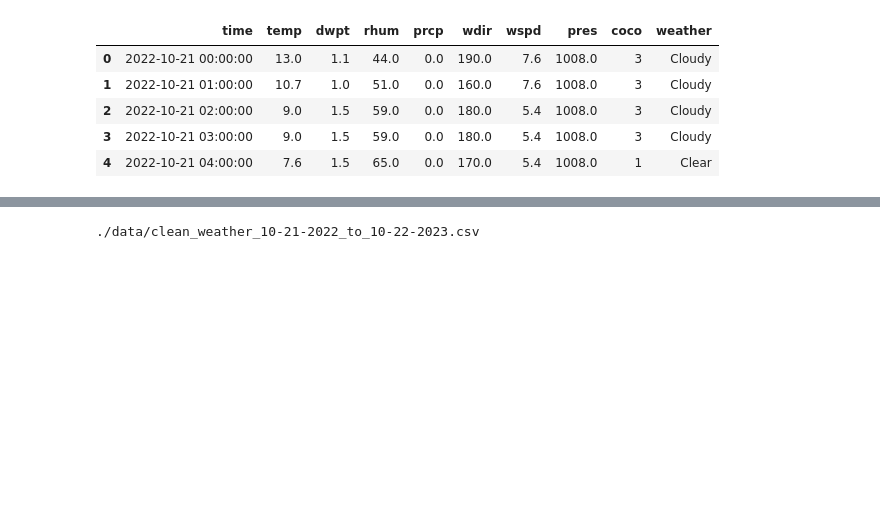
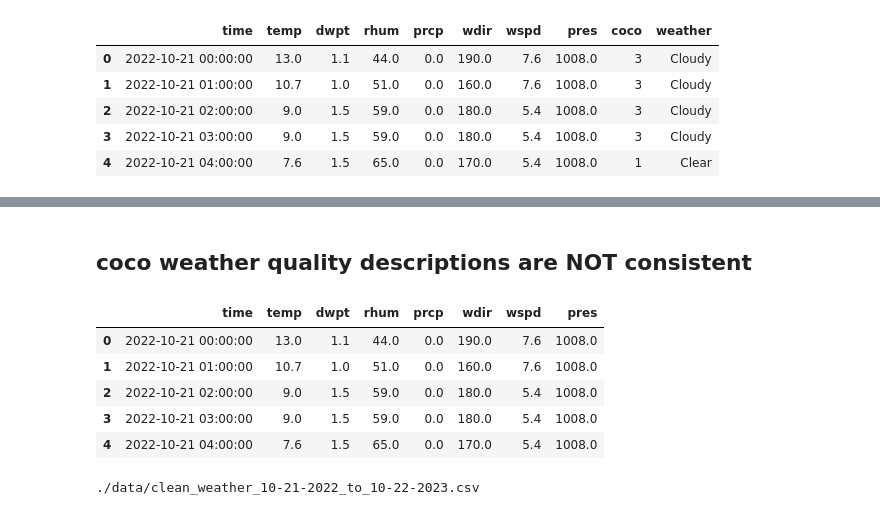
Before and after one commit to MichaelSalata/Energy_Use_Info, a Jupyter notebook: weather_data_cleaning.ipynb, the cells around one changed output, grey strips where cells are left out. Drawn from its saved outputs; the diff is of its cells as text; code cells hidden in the pictures; blank space fills up the shorter version.

Commit message:
data cleaning-removed inconsistent/missing data, verified data integrity, wrote clean csv

```diff
--- a/weather_data_cleaning.ipynb
+++ b/weather_data_cleaning.ipynb
@@ -124,0 +120,8 @@ weather_df.describe(include='all')
+# %%
+# verify there are no time gaps in the data's rows
+# Sort the DataFrame by the 'time' column
+weather_df = weather_df.sort_values(by='time')
+
+# Calculate the time difference between consecutive rows
+time_diffs = weather_df['time'].diff()
+print(time_diffs.value_counts())
@@ -186,3 +228,15 @@ weather_df.head()
+# %% [markdown]
+## coco weather quality descriptions are NOT consistent
+# %%
+weather_df = weather_df.drop(['weather', 'coco'], axis='columns')
+weather_df.head()
+# %% [output]
+|  | time | temp | dwpt | rhum | prcp | wdir | wspd | pres |
+| 0 | 2022-10-21 00:00:00 | 13.0 | 1.1 | 44.0 | 0.0 | 190.0 | 7.6 | 1008.0 |
+| 1 | 2022-10-21 01:00:00 | 10.7 | 1.0 | 51.0 | 0.0 | 160.0 | 7.6 | 1008.0 |
+| 2 | 2022-10-21 02:00:00 | 9.0 | 1.5 | 59.0 | 0.0 | 180.0 | 5.4 | 1008.0 |
+| 3 | 2022-10-21 03:00:00 | 9.0 | 1.5 | 59.0 | 0.0 | 180.0 | 5.4 | 1008.0 |
+| 4 | 2022-10-21 04:00:00 | 7.6 | 1.5 | 65.0 | 0.0 | 170.0 | 5.4 | 1008.0 |
 # %%
 # Output cleaned data to a csv
 insert_i = 7
```
Also changed, not shown: parts of 10 cells of this notebook.
